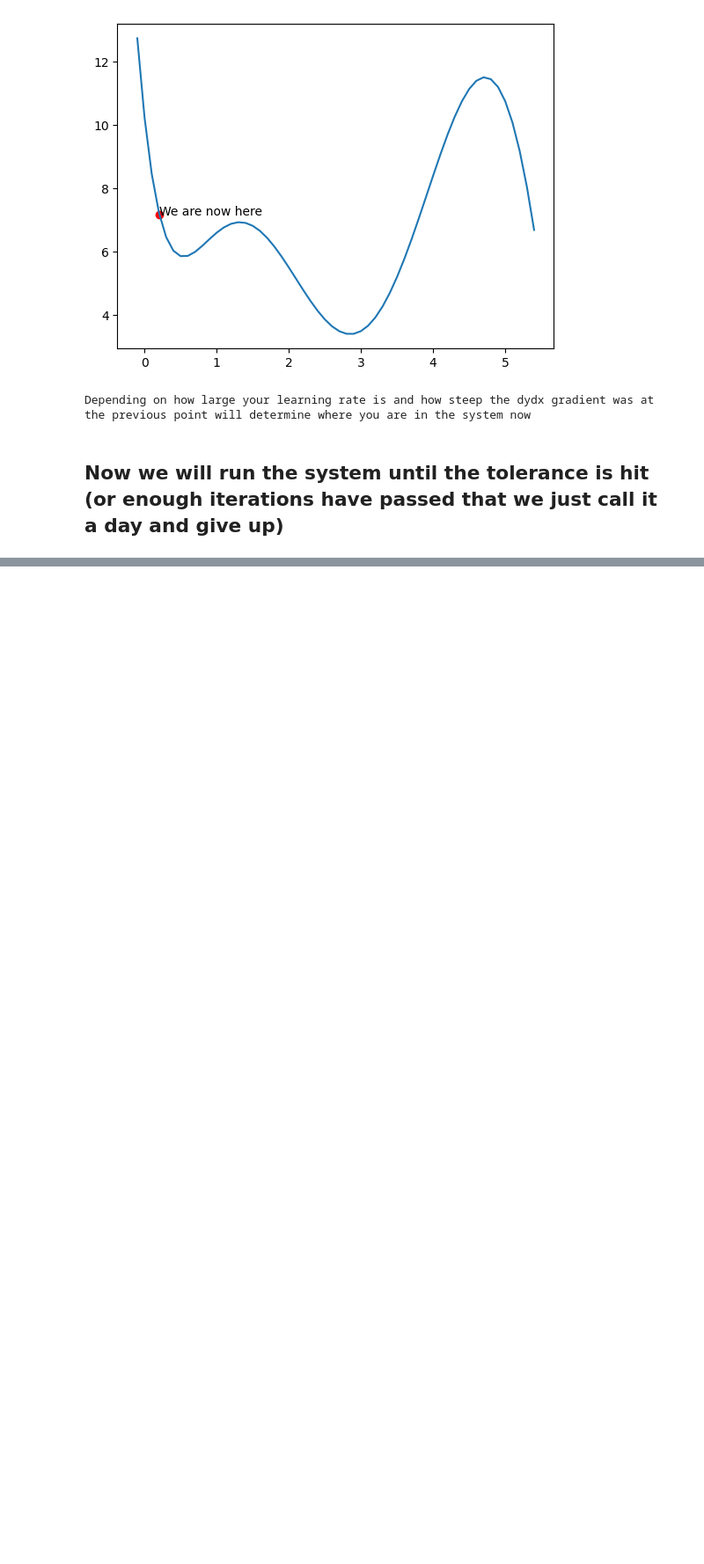
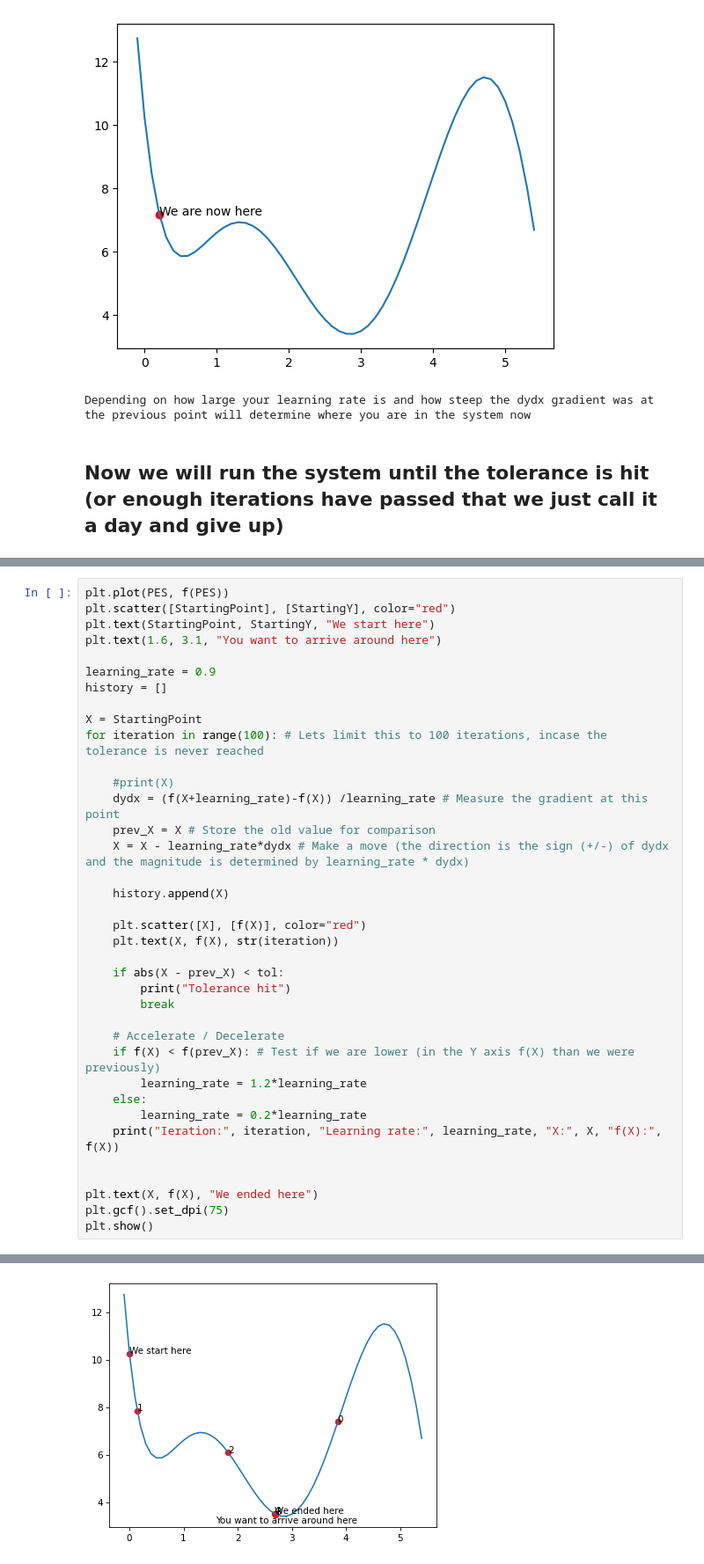
Before and after one commit to Tuttlelab/Tutorials, a Jupyter notebook: Algorithms.ipynb, the cells around one changed output, grey strips where cells are left out. Shown at 88% size. Saved outputs shown, nothing was run; the diff lists cells and outputs as text; blank space fills up the shorter version.

```diff
--- a/Algorithms.ipynb
+++ b/Algorithms.ipynb
@@ -90,0 +95,38 @@ Tolerance hit
+# %%
+plt.plot(PES, f(PES))
+plt.scatter([StartingPoint], [StartingY], color="red")
+plt.text(StartingPoint, StartingY, "We start here")
+plt.text(1.6, 3.1, "You want to arrive around here")
+
+learning_rate = 0.9
+history = []
+
+X = StartingPoint
+for iteration in range(100): # Lets limit this to 100 iterations, incase the tolerance is never reached
+
+    #print(X)
+    dydx = (f(X+learning_rate)-f(X)) /learning_rate # Measure the gradient at this point
+    prev_X = X # Store the old value for comparison
+    X = X - learning_rate*dydx # Make a move (the direction is the sign (+/-) of dydx and the magnitude is determined by learning_rate * dydx)
+
+    history.append(X)
+
+    plt.scatter([X], [f(X)], color="red")
+    plt.text(X, f(X), str(iteration))
+
+    if abs(X - prev_X) < tol:
+        print("Tolerance hit")
+        break
+
+    # Accelerate / Decelerate
+    if f(X) < f(prev_X): # Test if we are lower (in the Y axis f(X) than we were previously)
+        learning_rate = 1.2*learning_rate
+    else:
+        learning_rate = 0.2*learning_rate
+    print("Ieration:", iteration, "Learning rate:", learning_rate, "X:", X, "f(X):", f(X))
+
+
+plt.text(X, f(X), "We ended here")
+plt.gcf().set_dpi(75)
+plt.show()
+# %% [output]
@@ -90,0 +138 @@ Tolerance hit
+[figure, added]
```
Also changed, not shown: parts of 4 cells of this notebook, 1 other file.
